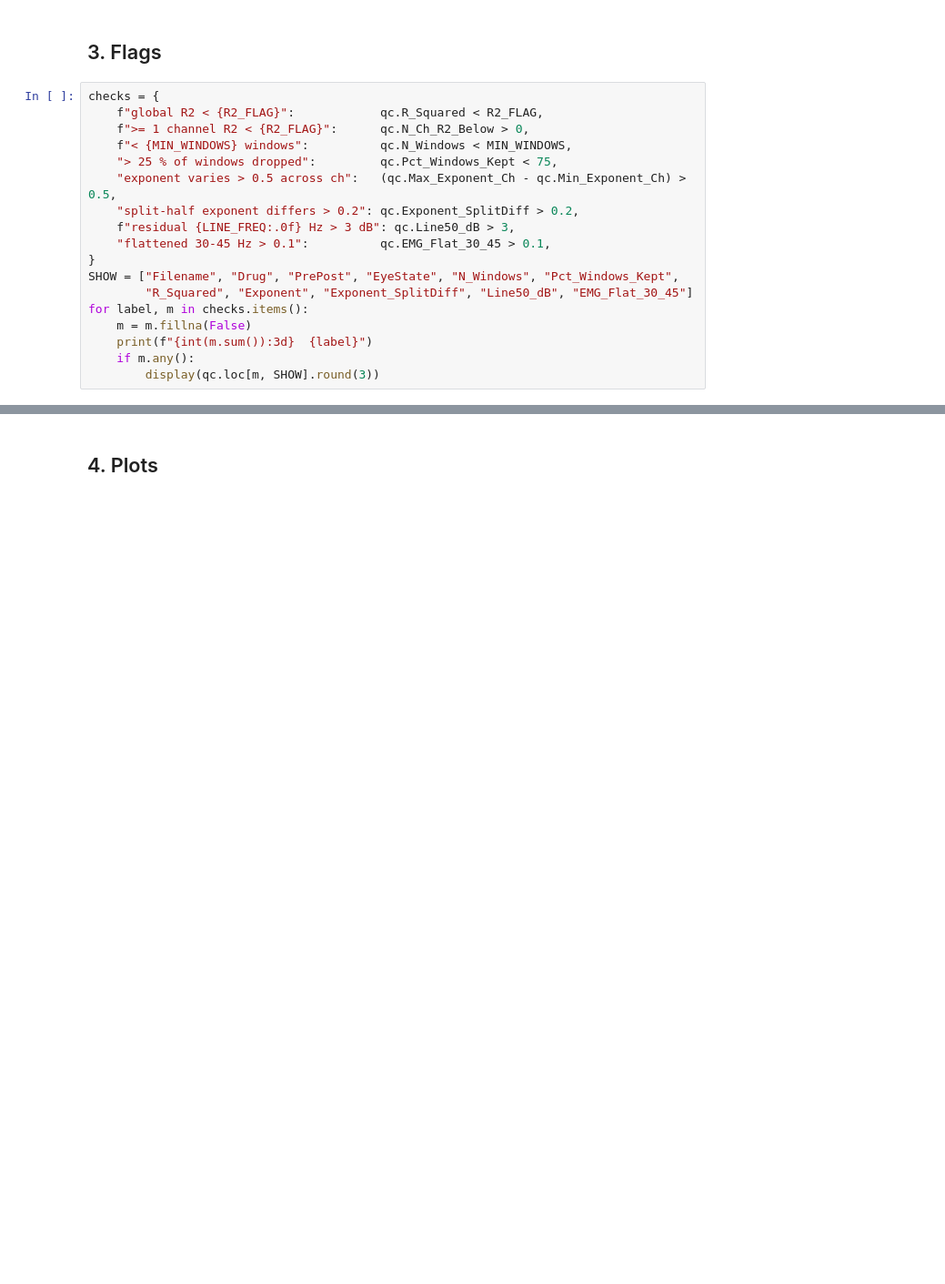
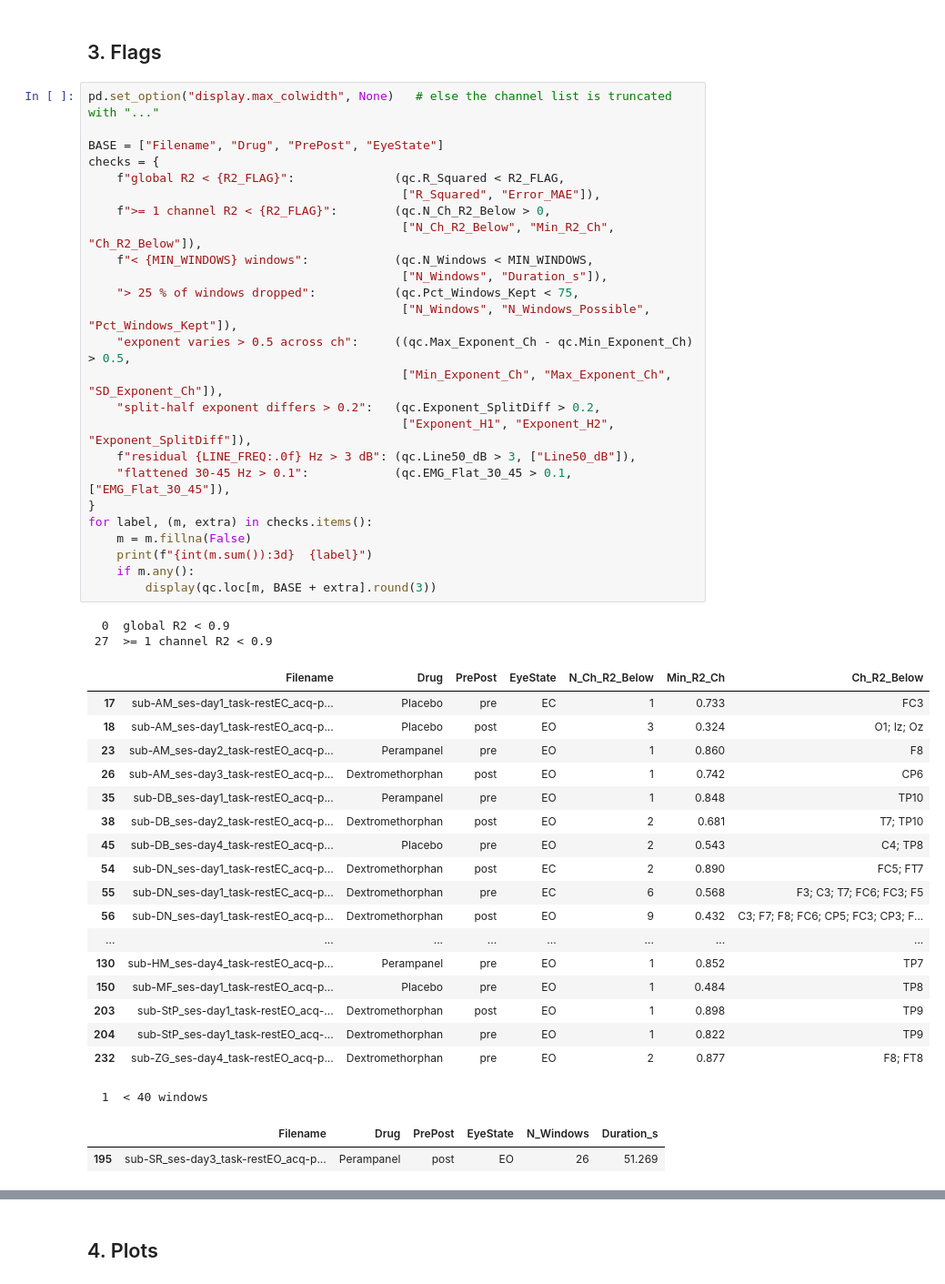
Before and after one commit to Linus-Ha08/APOP_Glu, a Jupyter notebook: APOP_Glu_Specparam.ipynb, the cells around one changed output, grey strips where cells are left out. Shown at 91% size. Drawn from its saved outputs; the diff is of its cells as text; blank space fills up the shorter version.

```diff
--- a/APOP_Glu_Specparam.ipynb
+++ b/APOP_Glu_Specparam.ipynb
@@ -387,20 +456,50 @@ if CLEAN_COLS:
 # %% [markdown]
 ## 3. Flags
 # %%
+pd.set_option("display.max_colwidth", None)   # else the channel list is truncated with "..."
+
+BASE = ["Filename", "Drug", "PrePost", "EyeState"]
 checks = {
-    f"global R2 < {R2_FLAG}":            qc.R_Squared < R2_FLAG,
-    f">= 1 channel R2 < {R2_FLAG}":      qc.N_Ch_R2_Below > 0,
-    f"< {MIN_WINDOWS} windows":          qc.N_Windows < MIN_WINDOWS,
-    "> 25 % of windows dropped":         qc.Pct_Windows_Kept < 75,
-    "exponent varies > 0.5 across ch":   (qc.Max_Exponent_Ch - qc.Min_Exponent_Ch) > 0.5,
-    "split-half exponent differs > 0.2": qc.Exponent_SplitDiff > 0.2,
-    f"residual {LINE_FREQ:.0f} Hz > 3 dB": qc.Line50_dB > 3,
-    "flattened 30-45 Hz > 0.1":          qc.EMG_Flat_30_45 > 0.1,
+    f"global R2 < {R2_FLAG}":              (qc.R_Squared < R2_FLAG,
+                                            ["R_Squared", "Error_MAE"]),
+    f">= 1 channel R2 < {R2_FLAG}":        (qc.N_Ch_R2_Below > 0,
+                                            ["N_Ch_R2_Below", "Min_R2_Ch", "Ch_R2_Below"]),
+    f"< {MIN_WINDOWS} windows":            (qc.N_Windows < MIN_WINDOWS,
+                                            ["N_Windows", "Duration_s"]),
+    "> 25 % of windows dropped":           (qc.Pct_Windows_Kept < 75,
+                                            ["N_Windows", "N_Windows_Possible", "Pct_Windows_Kept"]),
+    "exponent varies > 0.5 across ch":     ((qc.Max_Exponent_Ch - qc.Min_Exponent_Ch) > 0.5,
+                                            ["Min_Exponent_Ch", "Max_Exponent_Ch", "SD_Exponent_Ch"]),
+    "split-half exponent differs > 0.2":   (qc.Exponent_SplitDiff > 0.2,
+                                            ["Exponent_H1", "Exponent_H2", "Exponent_SplitDiff"]),
+    f"residual {LINE_FREQ:.0f} Hz > 3 dB": (qc.Line50_dB > 3, ["Line50_dB"]),
+    "flattened 30-45 Hz > 0.1":            (qc.EMG_Flat_30_45 > 0.1, ["EMG_Flat_30_45"]),
 }
-SHOW = ["Filename", "Drug", "PrePost", "EyeState", "N_Windows", "Pct_Windows_Kept",
-        "R_Squared", "Exponent", "Exponent_SplitDiff", "Line50_dB", "EMG_Flat_30_45"]
-for label, m in checks.items():
+for label, (m, extra) in checks.items():
     m = m.fillna(False)
     print(f"{int(m.sum()):3d}  {label}")
     if m.any():
-        display(qc.loc[m, SHOW].round(3))
+        display(qc.loc[m, BASE + extra].round(3))
+# %% [output]
+  0  global R2 < 0.9
+ 27  >= 1 channel R2 < 0.9
+|  | Filename | Drug | PrePost | EyeState | N_Ch_R2_Below | Min_R2_Ch | Ch_R2_Below |
+| 17 | sub-AM_ses-day1_task-restEC_acq-p... | Placebo | pre | EC | 1 | 0.733 | FC3 |
+| 18 | sub-AM_ses-day1_task-restEO_acq-p... | Placebo | post | EO | 3 | 0.324 | O1; Iz; Oz |
+| 23 | sub-AM_ses-day2_task-restEO_acq-p... | Perampanel | pre | EO | 1 | 0.860 | F8 |
+| 26 | sub-AM_ses-day3_task-restEO_acq-p... | Dextromethorphan | post | EO | 1 | 0.742 | CP6 |
+| 35 | sub-DB_ses-day1_task-restEO_acq-p... | Perampanel | pre | EO | 1 | 0.848 | TP10 |
+| 38 | sub-DB_ses-day2_task-restEO_acq-p... | Dextromethorphan | post | EO | 2 | 0.681 | T7; TP10 |
+| 45 | sub-DB_ses-day4_task-restEO_acq-p... | Placebo | pre | EO | 2 | 0.543 | C4; TP8 |
+| 54 | sub-DN_ses-day1_task-restEC_acq-p... | Dextromethorphan | post | EC | 2 | 0.890 | FC5; FT7 |
+| 55 | sub-DN_ses-day1_task-restEC_acq-p... | Dextromethorphan | pre | EC | 6 | 0.568 | F3; C3; T7; FC6; FC3; F5 |
+| 56 | sub-DN_ses-day1_task-restEO_acq-p... | Dextromethorphan | post | EO | 9 | 0.432 | C3; F7; F8; FC6; CP5; FC3; CP3; F... |
+| ... | ... | ... | ... | ... | ... | ... | ... |
+| 130 | sub-HM_ses-day4_task-restEO_acq-p... | Perampanel | pre | EO | 1 | 0.852 | TP7 |
+| 150 | sub-MF_ses-day1_task-restEO_acq-p... | Placebo | pre | EO | 1 | 0.484 | TP8 |
+| 203 | sub-StP_ses-day1_task-restEO_acq-... | Dextromethorphan | post | EO | 1 | 0.898 | TP9 |
+| 204 | sub-StP_ses-day1_task-restEO_acq-... | Dextromethorphan | pre | EO | 1 | 0.822 | TP9 |
+| 232 | sub-ZG_ses-day4_task-restEO_acq-p... | Dextromethorphan | pre | EO | 2 | 0.877 | F8; FT8 |
+  1  < 40 windows
+|  | Filename | Drug | PrePost | EyeState | N_Windows | Duration_s |
+| 195 | sub-SR_ses-day3_task-restEO_acq-p... | Perampanel | post | EO | 26 | 51.269 |
```
Also changed, not shown: parts of 14 cells of this notebook, 3 other files.
